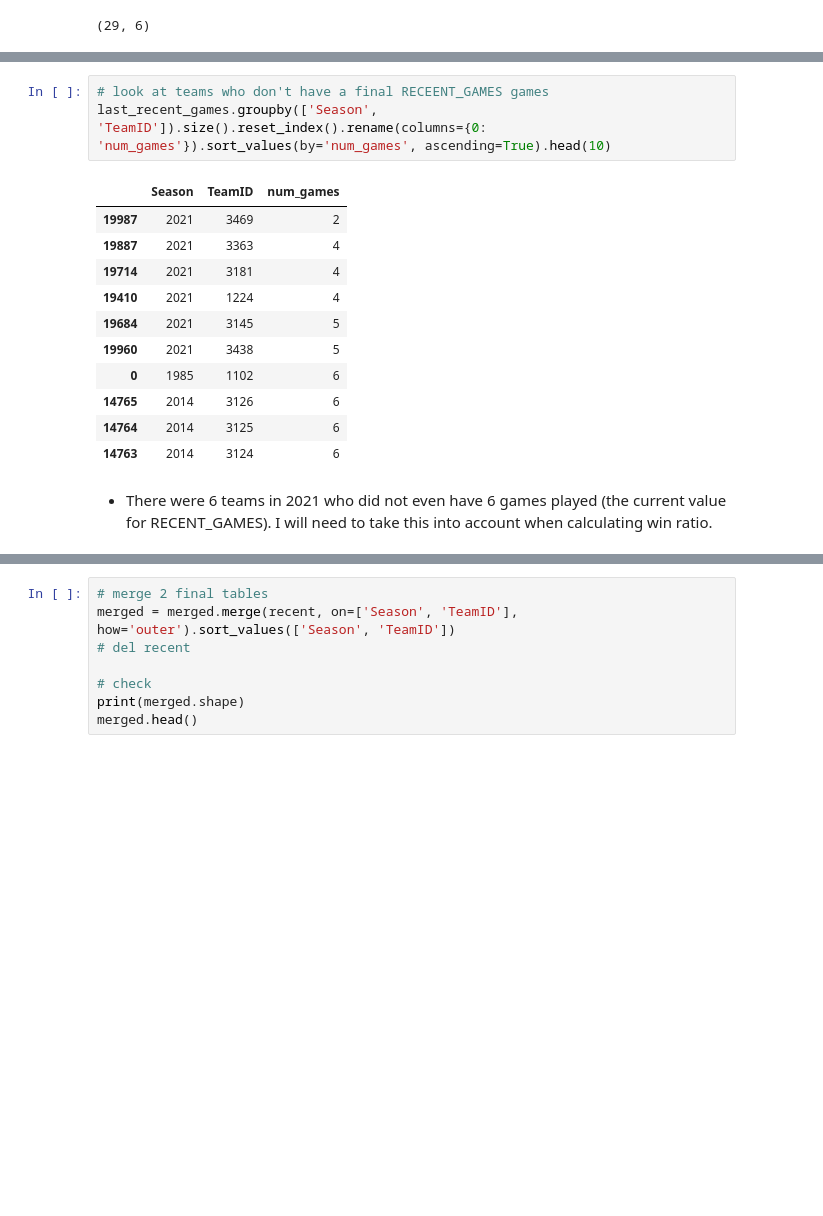
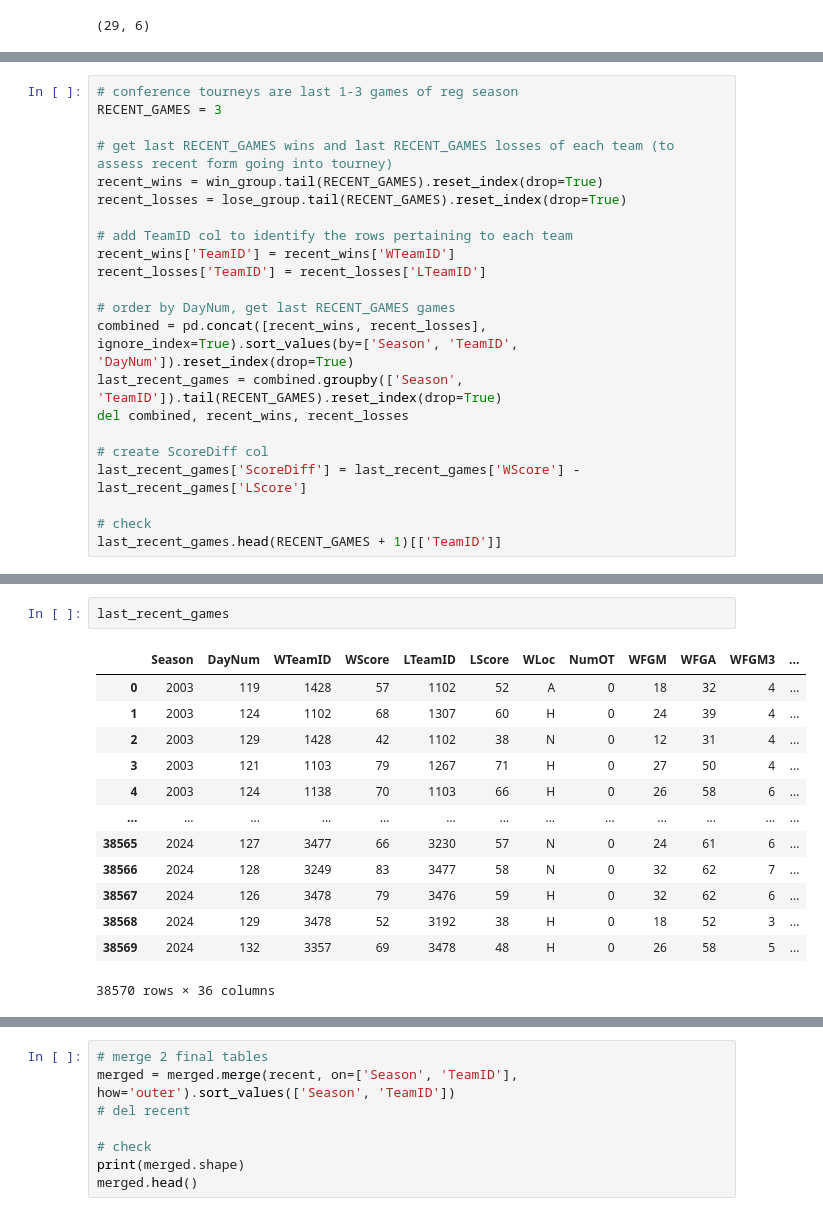
Before and after one commit to heefjones/march_madness, a Jupyter notebook: eda_detailed.ipynb, the cells around one changed output, grey strips where cells are left out. Cells and saved outputs as stored; diff of their text form; blank space fills up the shorter version.

```diff
--- a/eda_detailed.ipynb
+++ b/eda_detailed.ipynb
@@ -145,0 +307,22 @@ regresults
+# %%
+# conference tourneys are last 1-3 games of reg season
+RECENT_GAMES = 3
+
+# get last RECENT_GAMES wins and last RECENT_GAMES losses of each team (to assess recent form going into tourney)
+recent_wins = win_group.tail(RECENT_GAMES).reset_index(drop=True)
+recent_losses = lose_group.tail(RECENT_GAMES).reset_index(drop=True)
+
+# add TeamID col to identify the rows pertaining to each team
+recent_wins['TeamID'] = recent_wins['WTeamID']
+recent_losses['TeamID'] = recent_losses['LTeamID']
+
+# order by DayNum, get last RECENT_GAMES games
+combined = pd.concat([recent_wins, recent_losses], ignore_index=True).sort_values(by=['Season', 'TeamID', 'DayNum']).reset_index(drop=True)
+last_recent_games = combined.groupby(['Season', 'TeamID']).tail(RECENT_GAMES).reset_index(drop=True)
+del combined, recent_wins, recent_losses
+
+# create ScoreDiff col
+last_recent_games['ScoreDiff'] = last_recent_games['WScore'] - last_recent_games['LScore']
+
+# check
+last_recent_games.head(RECENT_GAMES + 1)[['TeamID']]
@@ -343,17 +440,16 @@ last_recent_games.head(6)
-# %%
-# look at teams who don't have a final RECEENT_GAMES games
-last_recent_games.groupby(['Season', 'TeamID']).size().reset_index().rename(columns={0: 'num_games'}).sort_values(by='num_games', ascending=True).head(10)
-# %% [output]
-|  | Season | TeamID | num_games |
-| 19987 | 2021 | 3469 | 2 |
-| 19887 | 2021 | 3363 | 4 |
-| 19714 | 2021 | 3181 | 4 |
-| 19410 | 2021 | 1224 | 4 |
-| 19684 | 2021 | 3145 | 5 |
-| 19960 | 2021 | 3438 | 5 |
-| 0 | 1985 | 1102 | 6 |
-| 14765 | 2014 | 3126 | 6 |
-| 14764 | 2014 | 3125 | 6 |
-| 14763 | 2014 | 3124 | 6 |
-# %% [markdown]
-- There were 6 teams in 2021 who did not even have 6 games played (the current value for RECENT_GAMES). I will need to take this into account when calculating win ratio.
+# %%
+last_recent_games
+# %% [output]
+|  | Season | DayNum | WTeamID | WScore | LTeamID | LScore | WLoc | NumOT | WFGM | WFGA | WFGM3 | ... |
+| 0 | 2003 | 119 | 1428 | 57 | 1102 | 52 | A | 0 | 18 | 32 | 4 | ... |
+| 1 | 2003 | 124 | 1102 | 68 | 1307 | 60 | H | 0 | 24 | 39 | 4 | ... |
+| 2 | 2003 | 129 | 1428 | 42 | 1102 | 38 | N | 0 | 12 | 31 | 4 | ... |
+| 3 | 2003 | 121 | 1103 | 79 | 1267 | 71 | H | 0 | 27 | 50 | 4 | ... |
+| 4 | 2003 | 124 | 1138 | 70 | 1103 | 66 | H | 0 | 26 | 58 | 6 | ... |
+| ... | ... | ... | ... | ... | ... | ... | ... | ... | ... | ... | ... | ... |
+| 38565 | 2024 | 127 | 3477 | 66 | 3230 | 57 | N | 0 | 24 | 61 | 6 | ... |
+| 38566 | 2024 | 128 | 3249 | 83 | 3477 | 58 | N | 0 | 32 | 62 | 7 | ... |
+| 38567 | 2024 | 126 | 3478 | 79 | 3476 | 59 | H | 0 | 32 | 62 | 6 | ... |
+| 38568 | 2024 | 129 | 3478 | 52 | 3192 | 38 | H | 0 | 18 | 52 | 3 | ... |
+| 38569 | 2024 | 132 | 3357 | 69 | 3478 | 48 | H | 0 | 26 | 58 | 5 | ... |
+38570 rows × 36 columns
```
Also changed, not shown: parts of 26 cells of this notebook.
